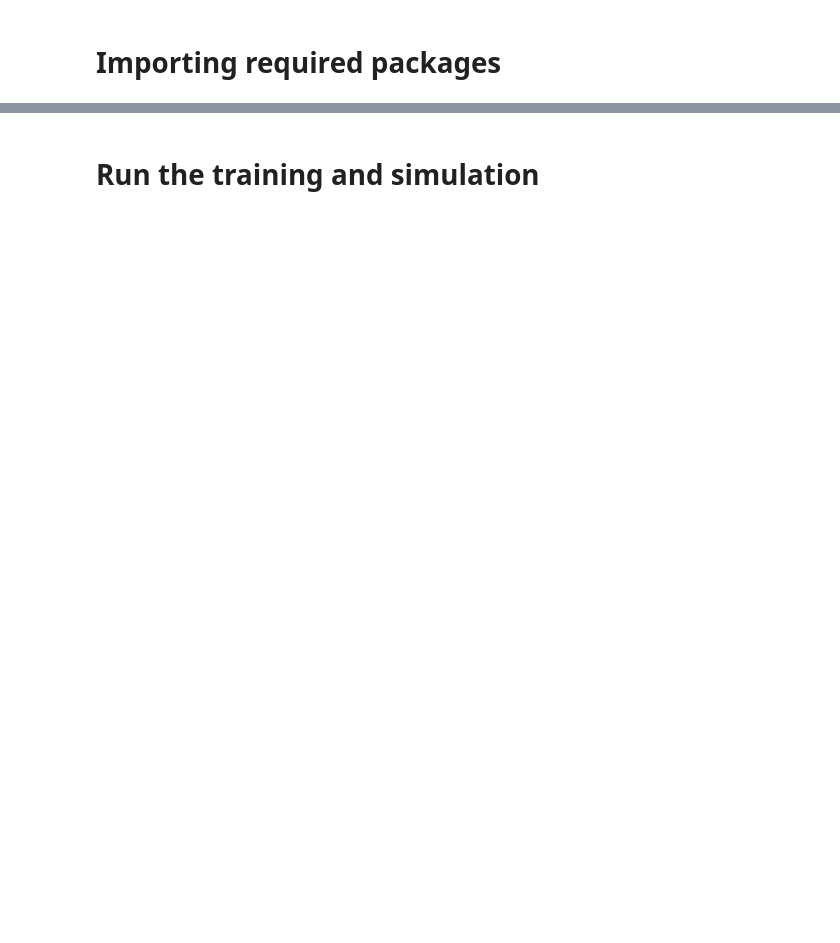
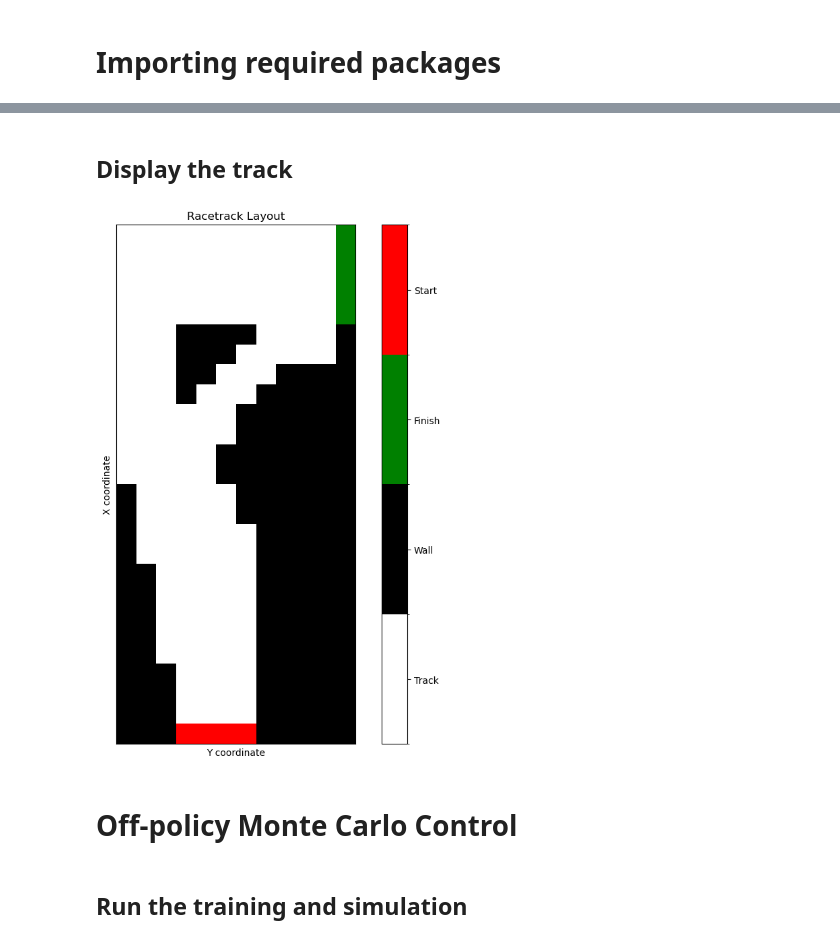
Before and after one commit to joseph280996/Reinforcement-Learning-Assignments, a Jupyter notebook: Assignments/hw2/main.ipynb, the cells around one changed output, grey strips where cells are left out. Cells and saved outputs as stored; diff of their text form; code cells hidden in the pictures; blank space fills up the shorter version.

```diff
--- a/Assignments/hw2/main.ipynb
+++ b/Assignments/hw2/main.ipynb
@@ -28,4 +141,58 @@ COMPACT_TRACK = np.array([
+# %% [markdown]
+## Display the track
+# %%
+def get_start_finish_lines(track: np.ndarray):
+    start_positions = np.argwhere(track == 3)
+
+    finish_positions = np.argwhere(track==2)
+
+    return start_positions, finish_positions
+# %%
+from models.environment import Environment
+start_positions, finish_positions = get_start_finish_lines(TRACK)
+env = Environment(TRACK, start_positions, finish_positions)
+# %%
+def plot_racetrack(env):
+    """
+    Plot the racetrack based on the Environment object.
+
+    Args:
+    env (Environment): The environment object containing the track data
+    """
+    # Create a new figure
+    plt.figure(figsize=(10, 10))
+
+    # Create a color map
+    cmap = plt.cm.colors.ListedColormap(['white', 'black', 'green', 'red'])
+    bounds = [0, 1, 2, 3, 4]
+    norm = plt.cm.colors.BoundaryNorm(bounds, cmap.N)
+
+    # Plot the track
+    plt.imshow(env.track, cmap=cmap, norm=norm)
+
+    # Add color bar
+    cbar = plt.colorbar(ticks=[0.5, 1.5, 2.5, 3.5])
+    cbar.set_ticklabels(['Track', 'Wall', 'Finish', 'Start'])
+
+    # Set title and labels
+    plt.title('Racetrack Layout')
+    plt.xlabel('Y coordinate')
+    plt.ylabel('X coordinate')
+
+    # Remove ticks
+    plt.xticks([])
+    plt.yticks([])
+
+    # Show the plot
+    plt.show()
+
+# Example usage:
+plot_racetrack(env)
+# %% [output]
+[figure, added]
+# %% [markdown]
+# Off-policy Monte Carlo Control
 # %% [markdown]
-# Run the training and simulation
+## Run the training and simulation
 # %%
 # Create trainer (which creates the environment and policy)
```
Also changed, not shown: parts of 30 cells of this notebook, 37 other files.
